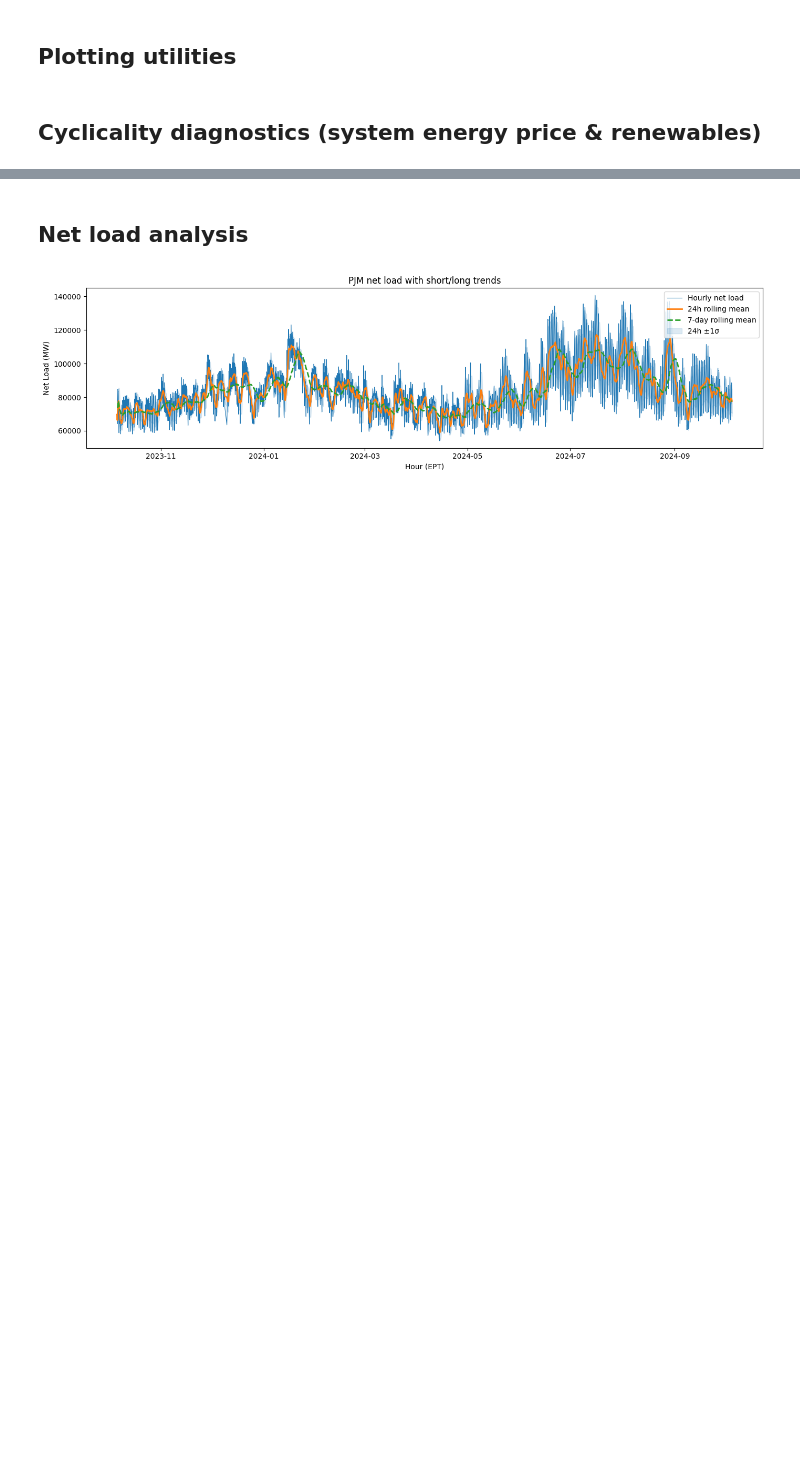
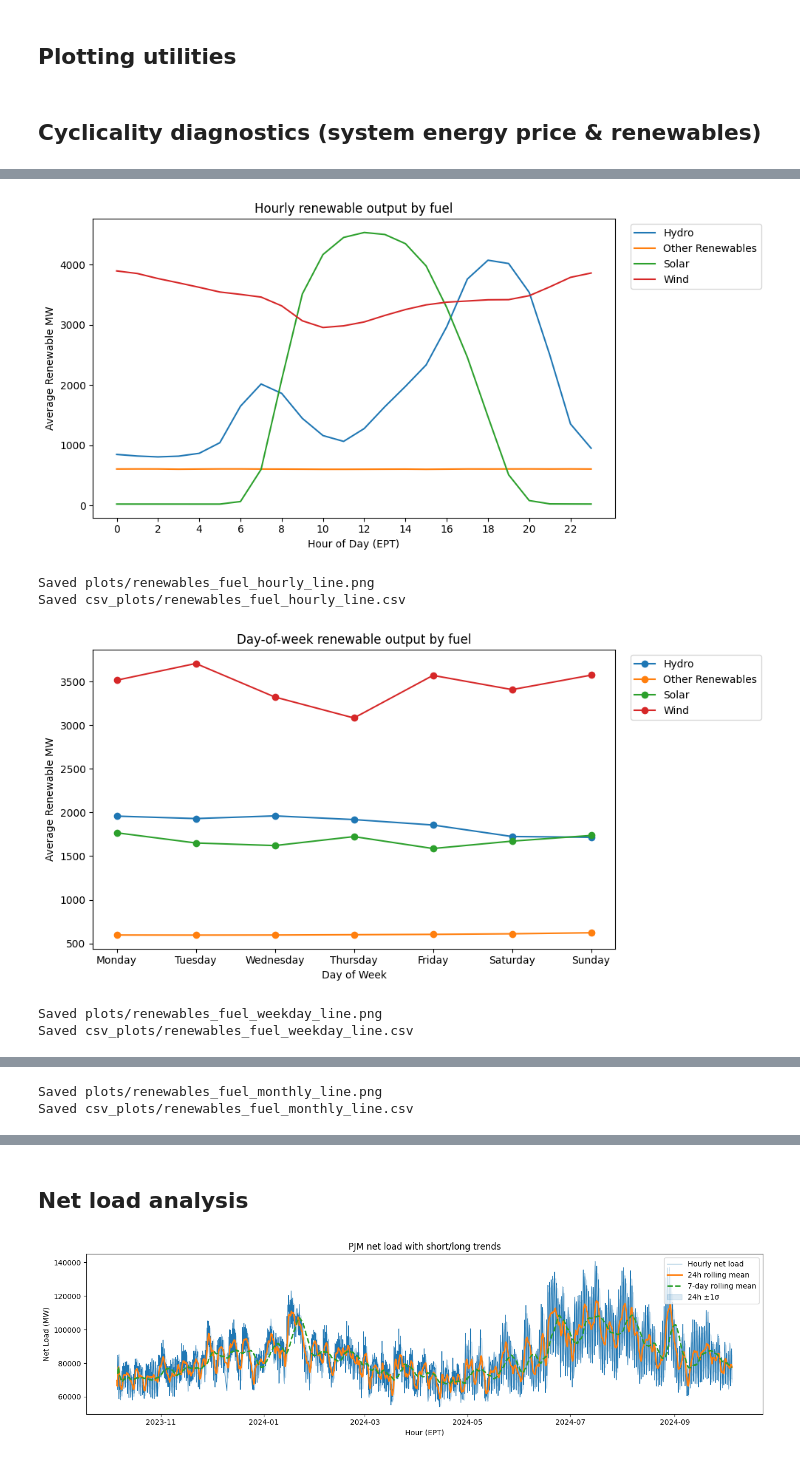
Before and after one commit to Terraform05/CFT-Energy-Analysis, a Jupyter notebook: energy.ipynb, the cells around one changed output, grey strips where cells are left out. Drawn from its saved outputs; the diff is of its cells as text; code cells hidden in the pictures; blank space fills up the shorter version.

```diff
--- a/energy.ipynb
+++ b/energy.ipynb
@@ -366,0 +435,67 @@ Saved csv_plots/renewables_monthly_total.csv
+# %%
+
+renew_fuel = df_renew_hourly_fuel.copy()
+renew_fuel["hour"] = renew_fuel["hour_beginning_ept"].dt.hour
+renew_fuel["day_name"] = renew_fuel["hour_beginning_ept"].dt.day_name()
+renew_fuel["month_name"] = renew_fuel["hour_beginning_ept"].dt.strftime("%b")
+
+# Hourly profiles
+hourly_fuel = (
+    renew_fuel.groupby(["fuel_type", "hour"])["renewable_mw"].mean().reset_index()
+)
+fig, ax = plt.subplots(figsize=(10, 5))
+for fuel, grp in hourly_fuel.groupby("fuel_type"):
+    ax.plot(grp["hour"], grp["renewable_mw"], label=fuel)
+ax.set_xlabel("Hour of Day (EPT)")
+ax.set_ylabel("Average Renewable MW")
+ax.set_title("Hourly renewable output by fuel")
+ax.set_xticks(range(0, 24, 2))
+ax.legend(bbox_to_anchor=(1.02, 1), loc="upper left")
+save_fig(fig, "renewables_fuel_hourly_line")
+save_plot_data(hourly_fuel.rename(columns={"renewable_mw": "average_mw"}), "renewables_fuel_hourly_line")
+
+# Day-of-week profiles
+day_order = ["Monday", "Tuesday", "Wednesday", "Thursday", "Friday", "Saturday", "Sunday"]
+daily_fuel = (
+    renew_fuel.groupby(["fuel_type", "day_name"])["renewable_mw"].mean().reset_index()
+)
+fig, ax = plt.subplots(figsize=(10, 5))
+for fuel, grp in daily_fuel.groupby("fuel_type"):
+    grp_sorted = grp.set_index("day_name").reindex(day_order).reset_index()
+    ax.plot(grp_sorted["day_name"], grp_sorted["renewable_mw"], marker="o", label=fuel)
+ax.set_xlabel("Day of Week")
+ax.set_ylabel("Average Renewable MW")
+ax.set_title("Day-of-week renewable output by fuel")
+ax.legend(bbox_to_anchor=(1.02, 1), loc="upper left")
+save_fig(fig, "renewables_fuel_weekday_line")
+save_plot_data(
+    daily_fuel.rename(columns={"renewable_mw": "average_mw"}),
+    "renewables_fuel_weekday_line",
+)
+
+# Monthly profiles
+month_order = ["Jan", "Feb", "Mar", "Apr", "May", "Jun", "Jul", "Aug", "Sep", "Oct", "Nov", "Dec"]
+monthly_fuel = (
+    renew_fuel.groupby(["fuel_type", "month_name"])["renewable_mw"].mean().reset_index()
+)
+fig, ax = plt.subplots(figsize=(10, 5))
+for fuel, grp in monthly_fuel.groupby("fuel_type"):
+    grp_sorted = grp.set_index("month_name").reindex(month_order).reset_index()
+    ax.plot(grp_sorted["month_name"], grp_sorted["renewable_mw"], marker="s", label=fuel)
+ax.set_xlabel("Month")
+ax.set_ylabel("Average Renewable MW")
+ax.set_title("Monthly renewable output by fuel")
+ax.legend(bbox_to_anchor=(1.02, 1), loc="upper left")
+ax.tick_params(axis="x", rotation=45)
+save_fig(fig, "renewables_fuel_monthly_line")
+save_plot_data(
+    monthly_fuel.rename(columns={"renewable_mw": "average_mw"}),
+    "renewables_fuel_monthly_line",
+)
+# %% [output]
+[figure, added]
+Saved plots/renewables_fuel_hourly_line.png
+Saved csv_plots/renewables_fuel_hourly_line.csv
+[figure, added]
+Saved plots/renewables_fuel_weekday_line.png
+Saved csv_plots/renewables_fuel_weekday_line.csv
@@ -366,0 +503,2 @@ Saved csv_plots/renewables_monthly_total.csv
+Saved plots/renewables_fuel_monthly_line.png
+Saved csv_plots/renewables_fuel_monthly_line.csv
```
Also changed, not shown: parts of 37 cells of this notebook, 15 other files.
